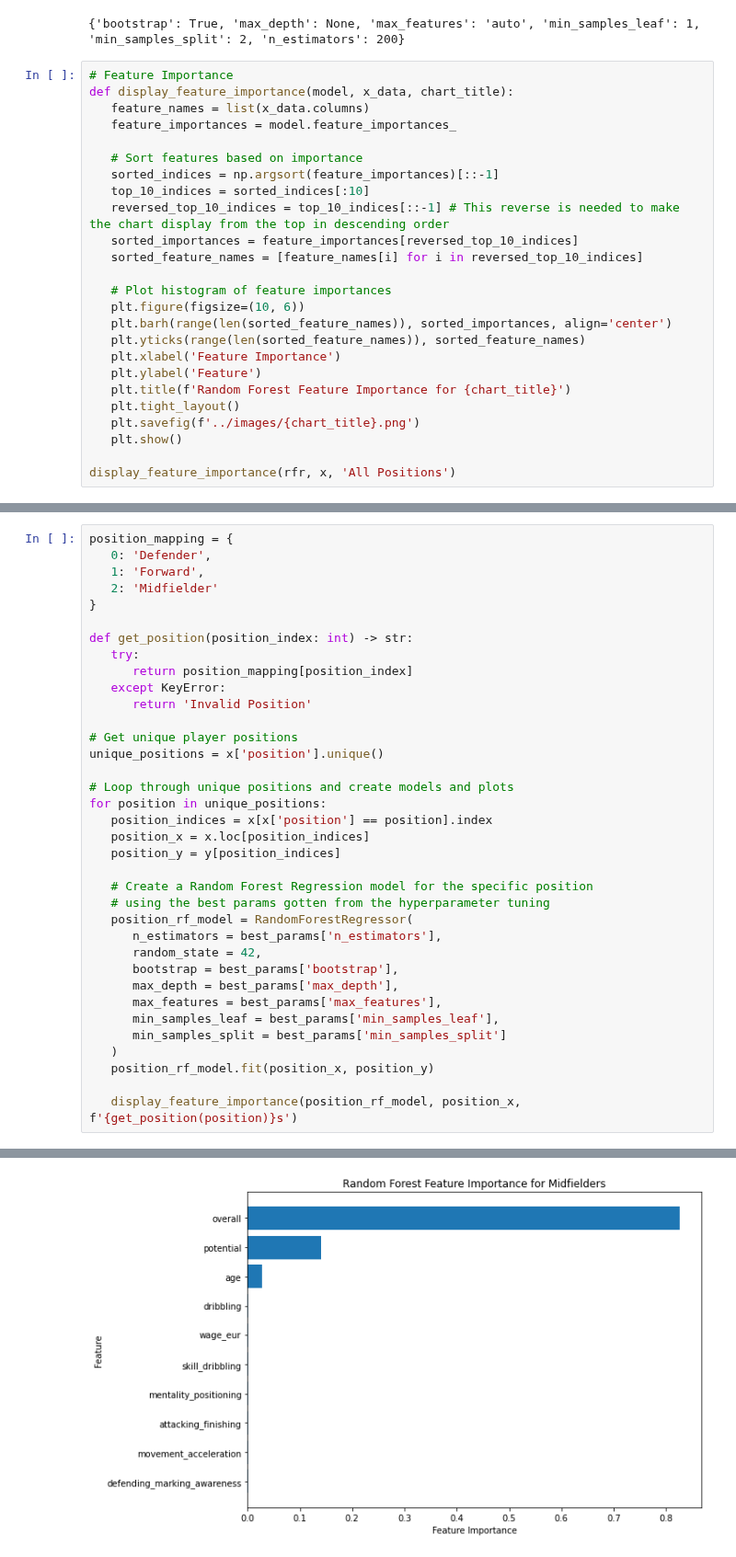
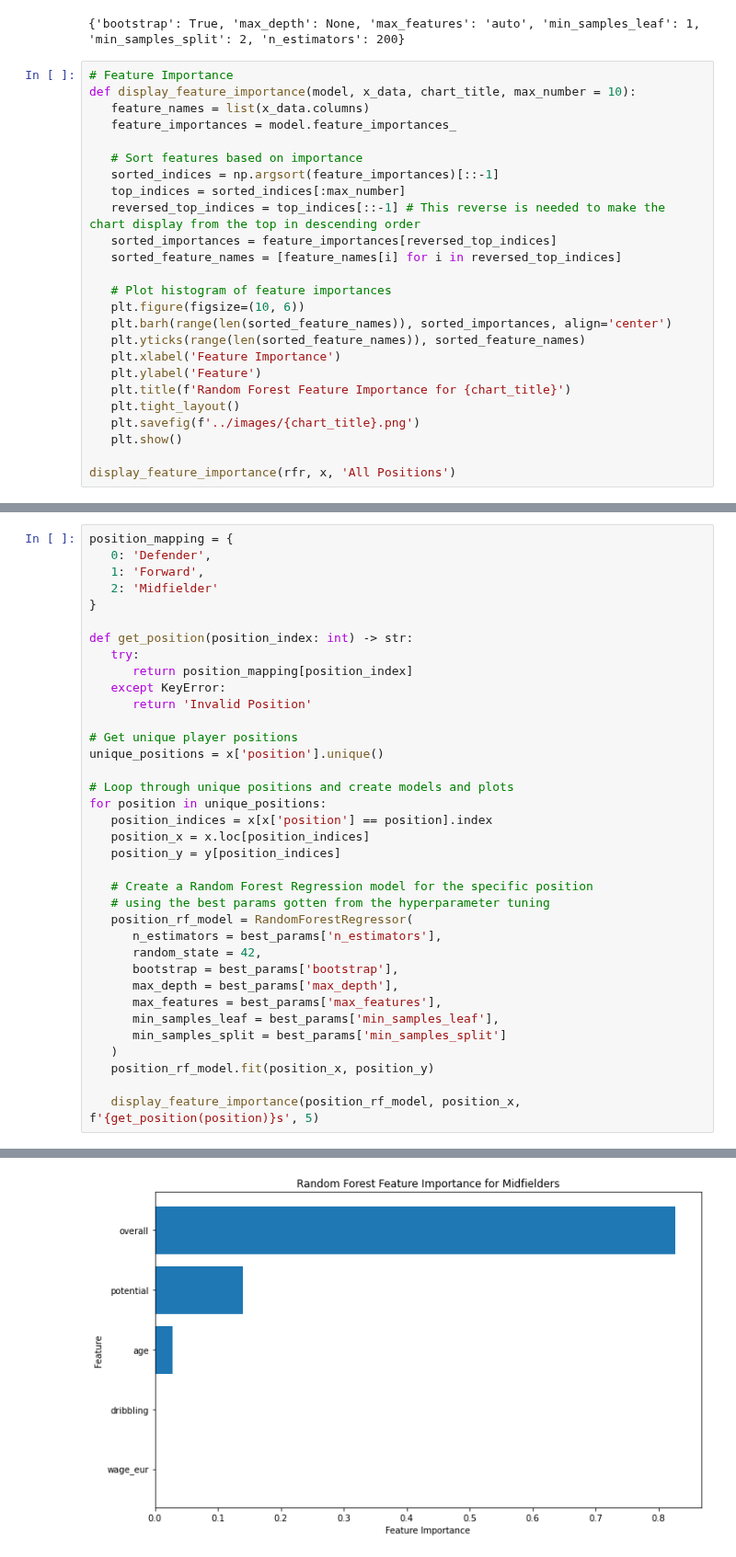
Before and after one commit to Abdulazeez-Dolapo/masters-dissertation, a Jupyter notebook: models/random-forest-regression.ipynb, the cells around one changed output, grey strips where cells are left out. Shown at 92% size. Saved outputs shown, nothing was run; the diff lists cells and outputs as text.

Commit message:
update individual position chart to display top 5 feature importances instead of 10

```diff
--- a/models/random-forest-regression.ipynb
+++ b/models/random-forest-regression.ipynb
@@ -140,16 +140,16 @@ print(best_params)
 {'bootstrap': True, 'max_depth': None, 'max_features': 'auto', 'min_samples_leaf': 1, 'min_samples_split': 2, 'n_estimators': 200}
 # %%
 # Feature Importance
-def display_feature_importance(model, x_data, chart_title):
+def display_feature_importance(model, x_data, chart_title, max_number = 10):
    feature_names = list(x_data.columns)
    feature_importances = model.feature_importances_
 
    # Sort features based on importance
    sorted_indices = np.argsort(feature_importances)[::-1]
-   top_10_indices = sorted_indices[:10]
-   reversed_top_10_indices = top_10_indices[::-1] # This reverse is needed to make the chart display from the top in descending order
-   sorted_importances = feature_importances[reversed_top_10_indices]
-   sorted_feature_names = [feature_names[i] for i in reversed_top_10_indices]
+   top_indices = sorted_indices[:max_number]
+   reversed_top_indices = top_indices[::-1] # This reverse is needed to make the chart display from the top in descending order
+   sorted_importances = feature_importances[reversed_top_indices]
+   sorted_feature_names = [feature_names[i] for i in reversed_top_indices]
 
    # Plot histogram of feature importances
    plt.figure(figsize=(10, 6))
@@ -200,5 +200,5 @@ for position in unique_positions:
    )
    position_rf_model.fit(position_x, position_y)
 
-   display_feature_importance(position_rf_model, position_x, f'{get_position(position)}s')
+   display_feature_importance(position_rf_model, position_x, f'{get_position(position)}s', 5)
 # %% [output]
@@ -206 +206 @@ for position in unique_positions:
-[figure, old version]
+[figure, new version]
```
Also changed, not shown: parts of 1 cell of this notebook, 3 other files.
